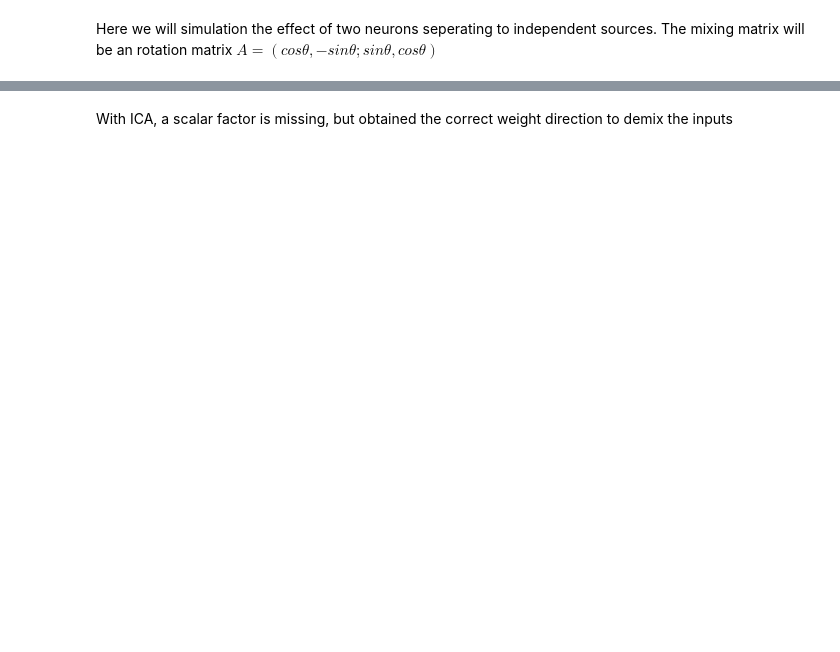
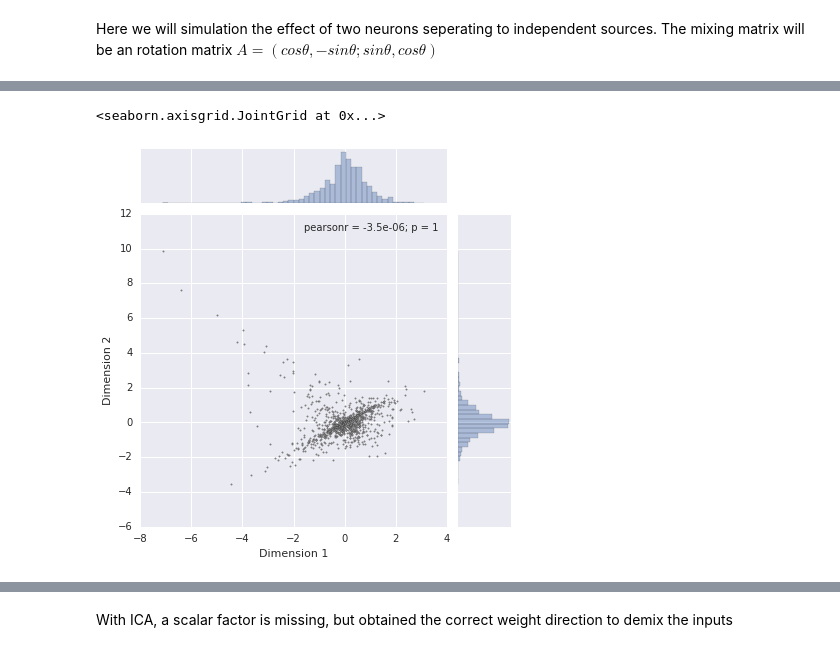
Before and after one commit to ShuangLiBCM/NNDL_Shuang, a Jupyter notebook: Laplace data_training with BCM local learning rule.ipynb, the cells around one changed output, grey strips where cells are left out. Saved outputs shown, nothing was run; the diff lists cells and outputs as text; code cells hidden in the pictures; blank space fills up the shorter version.

```diff
--- a/Laplace data_training with BCM local learning rule.ipynb
+++ b/Laplace data_training with BCM local learning rule.ipynb
@@ -130,0 +132,41 @@ plt.axis([-10,10,-10,10]);
+# %%
+# Perform zca whitening
+def zca_whitening_matrix(X):
+    """
+    Function to compute ZCA whitening matrix (aka Mahalanobis whitening).
+    INPUT:  X: [M x N] matrix.
+        Rows: Variables
+        Columns: Observations
+    OUTPUT: ZCAMatrix: [M x M] matrix
+    """
+    # Covariance matrix [column-wise variables]: Sigma = (X-mu)' * (X-mu) / N
+    sigma = np.cov(X, rowvar=True) # [M x M]
+    # Singular Value Decomposition. X = U * np.diag(S) * V
+    U,S,V = np.linalg.svd(sigma)
+        # U: [M x M] eigenvectors of sigma.
+        # S: [M x 1] eigenvalues of sigma.
+        # V: [M x M] transpose of U
+    # Whitening constant: prevents division by zero
+    epsilon = 1e-5
+    # ZCA Whitening matrix: U * Lambda * U'
+    ZCAMatrix = np.dot(U, np.dot(np.diag(1.0/np.sqrt(S + epsilon)), U.T)) # [M x M]
+    #ZCAMatrix = np.dot(U, np.diag(1.0/np.sqrt(S + epsilon))) # [M x M]
+    return ZCAMatrix
+
+ZCAMatrix = zca_whitening_matrix(s_rt.T)
+s_rt_wt = np.dot(s_rt,ZCAMatrix)
+# Generate 2d satter plot of the whitened data
+df = pd.DataFrame({'x':s_rt_wt[:,0],'y':s_rt_wt[:,1]})
+g = sns.jointplot(x="x", y="y", data=df)
+g.plot_joint(plt.scatter, c="gray", s=10, linewidth=.1, marker=".")
+g.ax_joint.collections[0].set_alpha(0)
+g.set_axis_labels("Dimension 1", "Dimension 2")
+
+
+# #plt.scatter(s_rt_wt[:,0],s_rt_wt[:,1],color = 'blue', marker = '*')
+# plt.xlabel ('Dimension 1')
+# plt.ylabel ('Dimension 2')
+# plt.axis([-10,10,-10,10]);
+# %% [output]
+<seaborn.axisgrid.JointGrid at 0x...>
+[figure, added]
```
Also changed, not shown: parts of 22 cells of this notebook.
